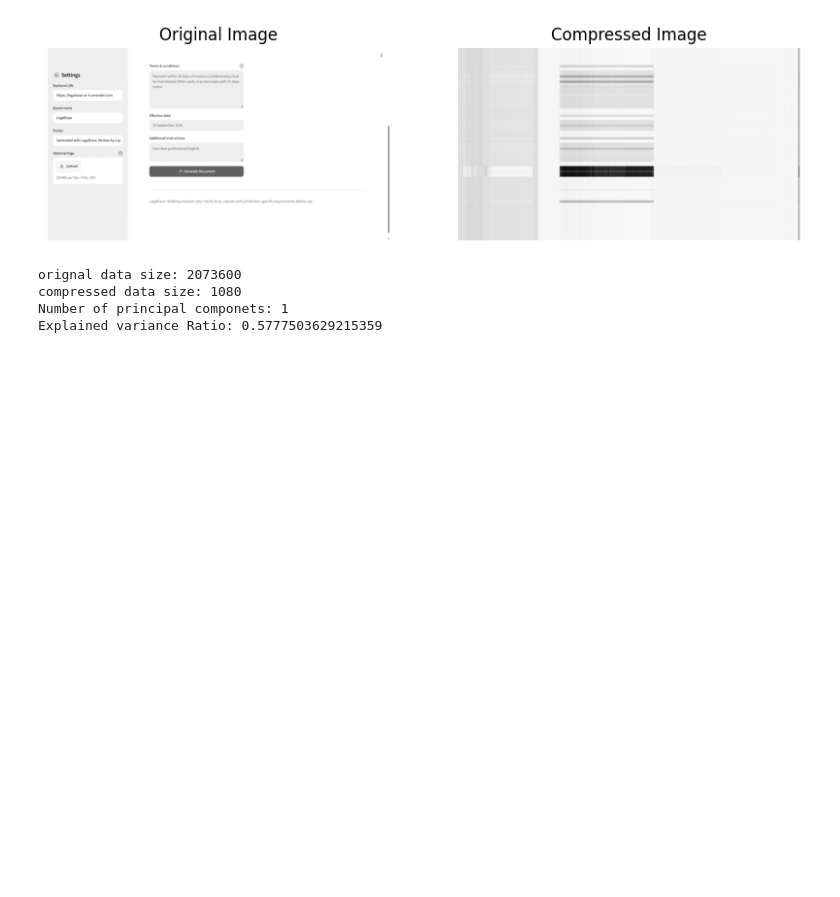
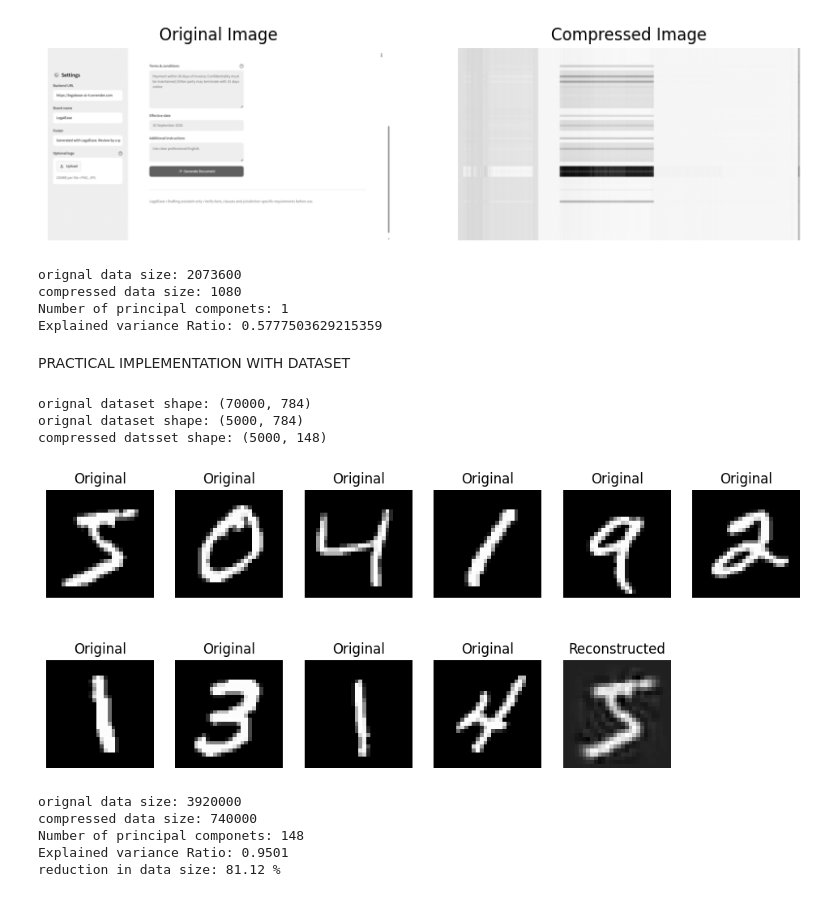
Before and after one commit to sriranjani-vs/Unsupervised-Learning-Practice, a Jupyter notebook: PCA.ipynb, the cells around one changed output. Cells and saved outputs as stored; diff of their text form; code cells hidden in the pictures; blank space fills up the shorter version.

```diff
--- a/PCA.ipynb
+++ b/PCA.ipynb
@@ -67,3 +67,5 @@ orignal data size: 2073600
 compressed data size: 1080
 Number of principal componets: 1
 Explained variance Ratio: 0.5777503629215359
+# %% [markdown]
+PRACTICAL IMPLEMENTATION WITH DATASET
@@ -69,0 +79,46 @@ Explained variance Ratio: 0.5777503629215359
+# %%
+#loading dataset
+mnist = fetch_openml(
+    "mnist_784",version=1,as_frame=False
+)
+X=mnist.data
+print("orignal dataset shape:",X.shape)
+X= X[:5000]
+print("orignal dataset shape:",X.shape)
+X=X/255.0
+pca=(PCA(n_components=0.95))
+X_compressed=pca.fit_transform(X)
+print("compressed datsset shape:",X_compressed.shape)
+X_reconstructed=pca.inverse_transform(X_compressed)
+
+# We use a 2x6 subplot grid to support up to 12 plots
+plt.figure(figsize=(12,5))
+for i in range(10):
+  plt.subplot(2,6,i+1)
+  plt.imshow(X[i].reshape(28,28),cmap="gray")
+  plt.title("Original")
+  plt.axis("off")
+
+plt.subplot(2,6,11)
+plt.imshow(X_reconstructed[0].reshape(28,28),cmap="gray")
+plt.title("Reconstructed")
+plt.axis("off")
+plt.show()
+
+print("orignal data size:",X.size)
+print("compressed data size:",X_compressed.size)
+print("Number of principal componets:",pca.n_components_)
+print("Explained variance Ratio:",round(pca.explained_variance_ratio_.sum(),4))
+
+reduction =(1-X_compressed.size/X.size)*100
+print("reduction in data size:",round(reduction,2),"%")
+# %% [output]
+orignal dataset shape: (70000, 784)
+orignal dataset shape: (5000, 784)
+compressed datsset shape: (5000, 148)
+[figure, added]
+orignal data size: 3920000
+compressed data size: 740000
+Number of principal componets: 148
+Explained variance Ratio: 0.9501
+reduction in data size: 81.12 %
```
Also changed, not shown: parts of 1 cell of this notebook.
